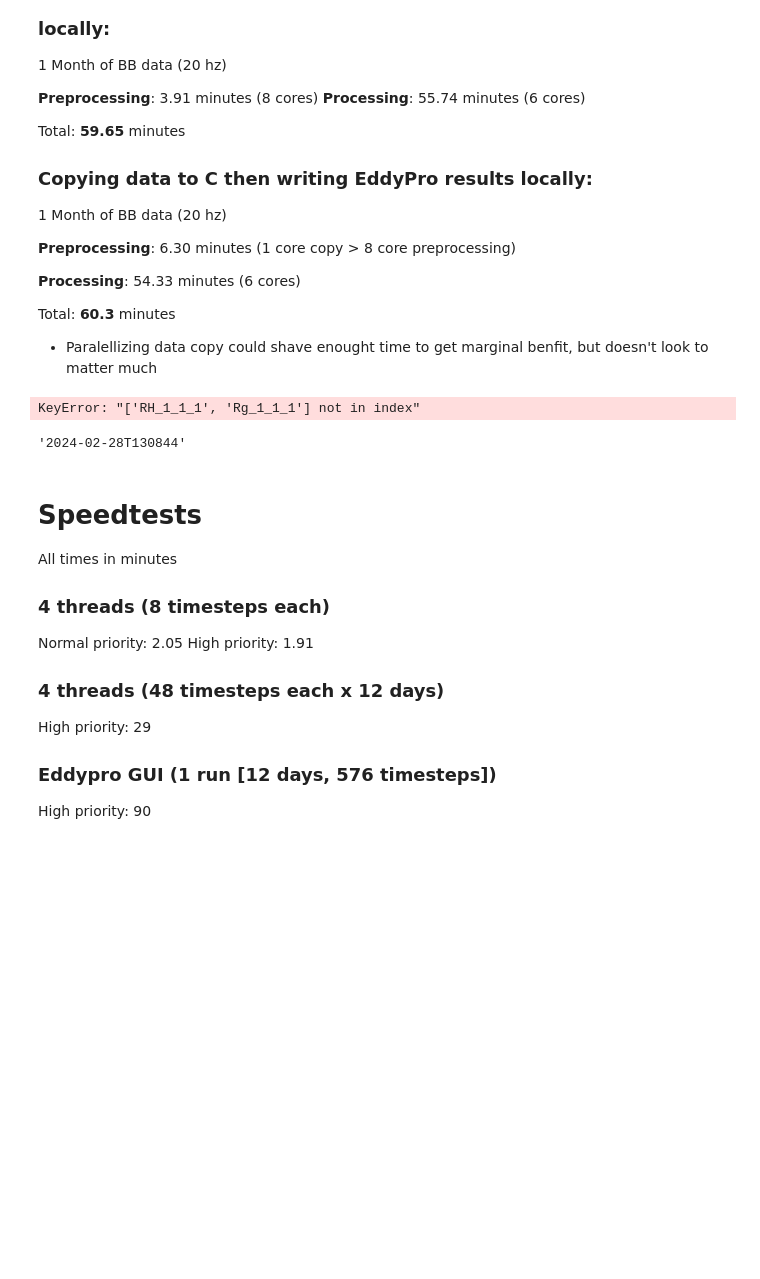
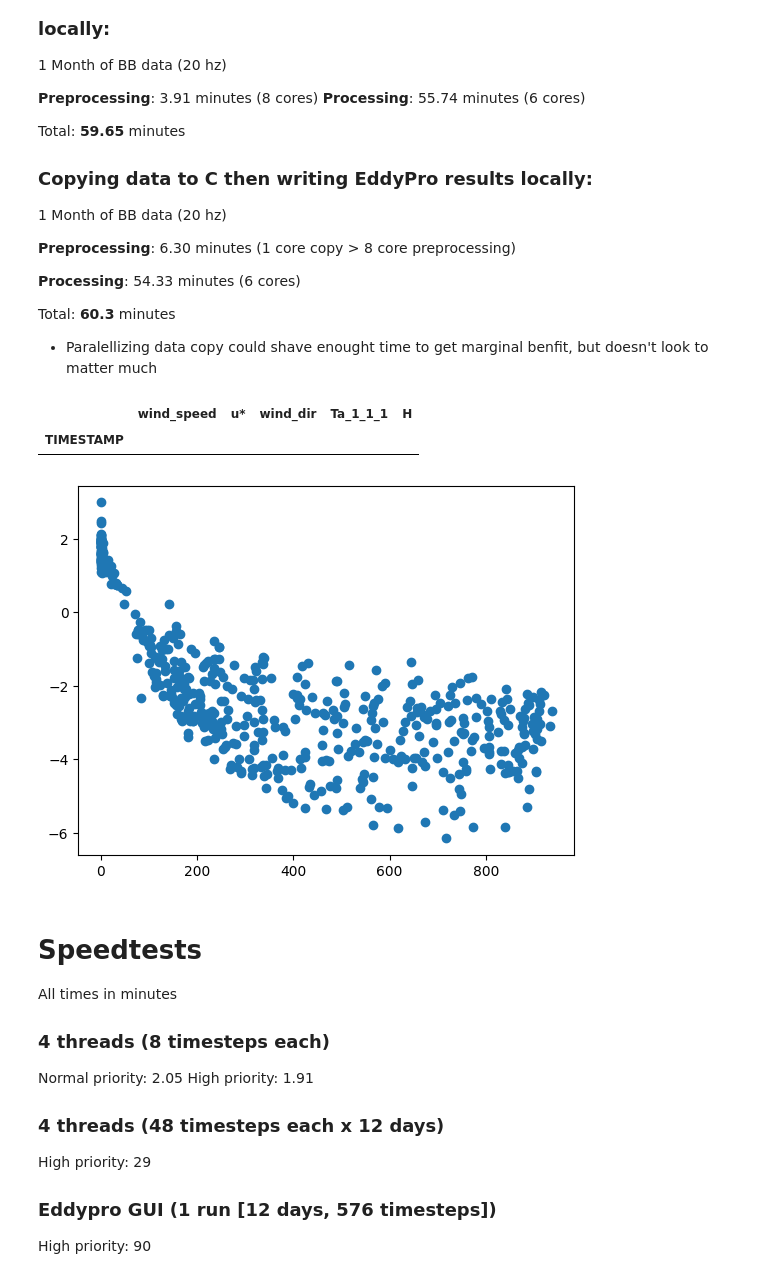
Before and after one commit to June-Skeeter/EddyPro_API, a Jupyter notebook: Testing.ipynb, the cells around one changed output. Saved outputs shown, nothing was run; the diff lists cells and outputs as text; code cells hidden in the pictures; blank space fills up the shorter version.

```diff
--- a/Testing.ipynb
+++ b/Testing.ipynb
@@ -40,10 +38,12 @@ importlib.reload(eP)
 ########## Note - incomplete ghg or biomet files can crash program (preprocessing procedures should help prevent that by re-naming incomplete files)
 
 T1 = time.time()
-mR = eP.makeRun('ep_Templates/DefaultSettings.eddypro','BBS',Processes=6,priority = 'high priority')
+# mR = eP.makeRun('ep_Templates/DefaultSettings.eddypro','BBS',Processes=6,priority = 'high priority')
+# mR.runDates(['2023-01-01 00:00','2024-03-31 23:59'])
 
-# mR.runDates(['2023-06-01 00:00','2023-06-30 23:59'])
-mR.runDates(['2023-01-01 00:00','2024-03-31 23:59'])
+mR = eP.makeRun('ep_Templates/DefaultSettings.eddypro','BB',Processes=6,priority = 'high priority')
+mR.runDates(['2023-06-01 00:00','2023-06-30 23:59'])
+
 T2 = time.time()
 print('\n')
 print('Runtime: ',(T2-T1)/60)
@@ -87,30 +87,22 @@ Total: **60.3** minutes
 # %%
 import matplotlib.pyplot as plt
 import numpy as np
 import pandas as pd
 
 df = pd.read_csv(mR.all_outputs['fulloutput'],skiprows=[0,2],na_values=-9999,parse_dates={'TIMESTAMP':['date','time']},index_col='TIMESTAMP')
 bm = pd.read_csv(mR.all_outputs['biomet'],skiprows=[1],na_values=-9999,parse_dates={'TIMESTAMP':['date','time']},index_col='TIMESTAMP')
 
 df = pd.concat([df,bm[['RH_1_1_1','Ta_1_1_1','Rg_1_1_1','LWIN_1_1_1']]],axis=1)
 df.loc[df['qc_co2_flux']>0,'co2_flux']=np.nan
 df.loc[df['u*']<0.15,'co2_flux']=np.nan
 
-plt.scatter(df['H'],df['co2_flux'])
+plt.scatter(df['Rg_1_1_1'],df['co2_flux'])
 
 df.loc[df['co2_flux']>20,['wind_speed','u*','wind_dir','Ta_1_1_1','H']]
-
-# df['co2_flux'].quantile([.05,.95])
-
-# plt.scatter(df['co2_flux'],(df['co2_flux']-df['co2_flux'].mean())/df['co2_flux'].std())
-# bm[bm.duplicated(keep=False)].sort_index()
 # %% [output]
-KeyError: "['RH_1_1_1', 'Rg_1_1_1'] not in index"
+|  | wind_speed | u* | wind_dir | Ta_1_1_1 | H |
+| TIMESTAMP |  |  |  |  |  |
+[figure, added]
-# %%
-from datetime import datetime
-datetime.now().strftime("%Y-%m-%dT%H%M%S")
-# %% [output]
-'2024-02-28T130844'
 # %% [markdown]
 # Speedtests
 
```
Also changed, not shown: parts of 2 cells of this notebook, 1 other file.
